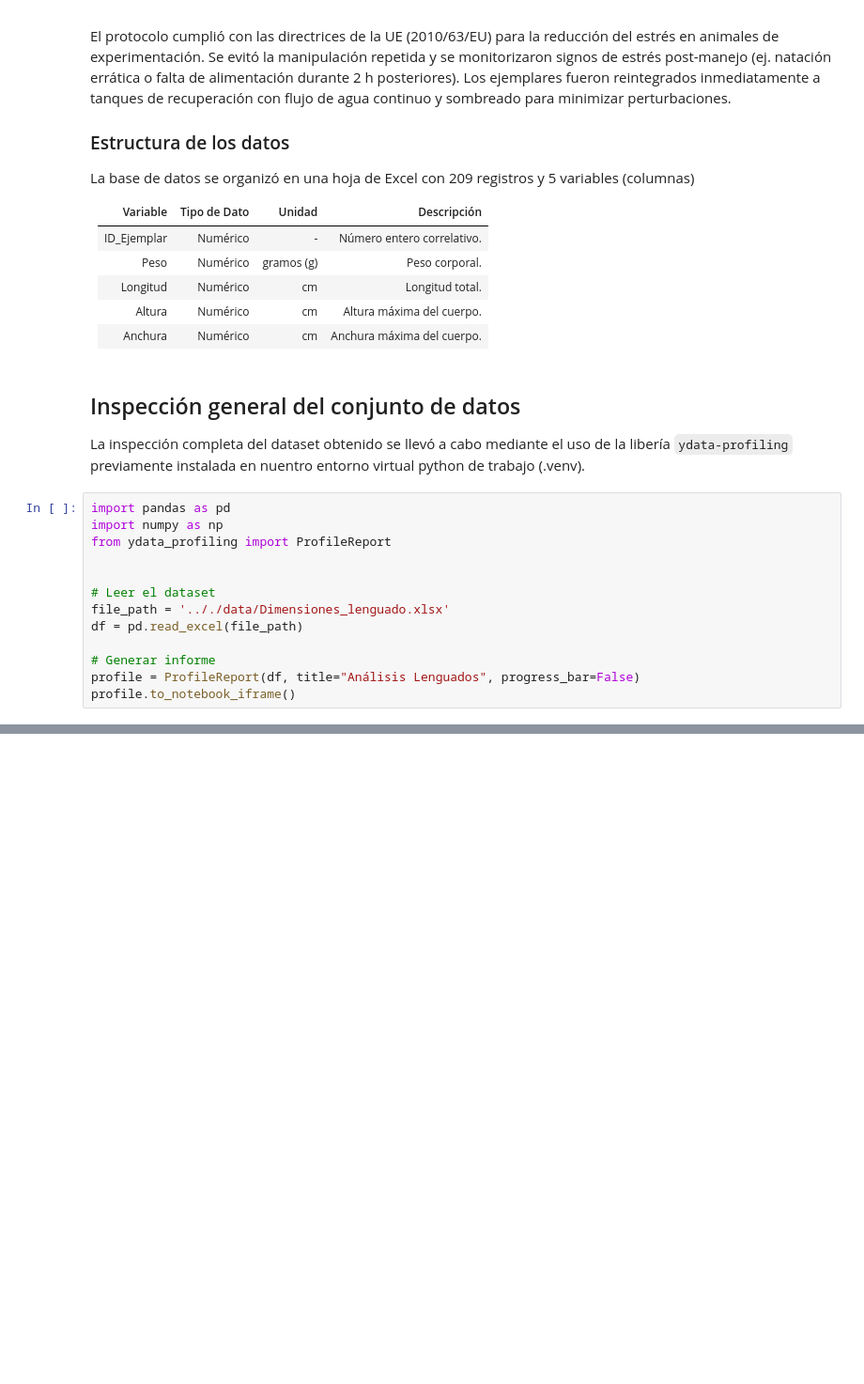
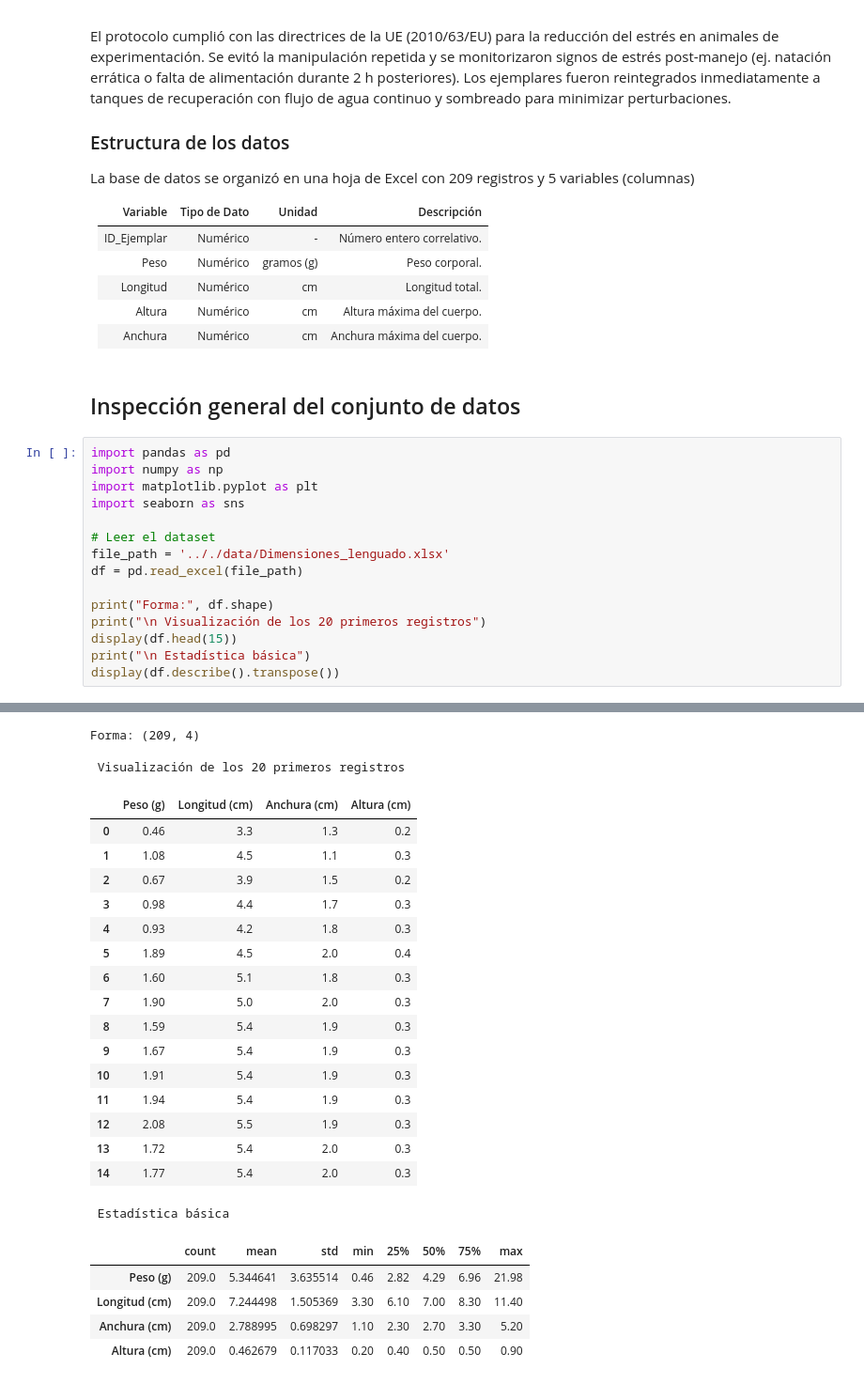
Before and after one commit to jalosu/FLATCLASS, a Jupyter notebook: content/02/Dataset.ipynb, the cells around one changed output, grey strips where cells are left out. Shown: that part at 94% size. Saved outputs shown, nothing was run; the diff lists cells and outputs as text; blank space fills up the shorter version.

```diff
--- a/content/02/Dataset.ipynb
+++ b/content/02/Dataset.ipynb
@@ -54,19 +54,19 @@ La base de datos se organizó en una hoja de Excel con 209 registros y 5 variabl
 | Anchura     | Numérico    | cm          | Anchura máxima del cuerpo. |
 # %% [markdown]
 ## Inspección general del conjunto de datos
-
-La inspección completa del dataset obtenido se llevó a cabo mediante el uso de la libería `ydata-profiling` previamente instalada en nuentro entorno virtual python de trabajo (.venv).
 # %%
 import pandas as pd
 import numpy as np
-from ydata_profiling import ProfileReport
-
+import matplotlib.pyplot as plt
+import seaborn as sns
 
 # Leer el dataset
 file_path = '.././data/Dimensiones_lenguado.xlsx'
 df = pd.read_excel(file_path)
 
-# Generar informe
-profile = ProfileReport(df, title="Análisis Lenguados", progress_bar=False)
-profile.to_notebook_iframe()
+print("Forma:", df.shape)
+print("\n Visualización de los 20 primeros registros")
+display(df.head(15))
+print("\n Estadística básica")
+display(df.describe().transpose())
 # %% [output]
@@ -73,0 +73,25 @@ profile.to_notebook_iframe()
+Forma: (209, 4)
+
+ Visualización de los 20 primeros registros
+|  | Peso (g) | Longitud (cm) | Anchura (cm) | Altura (cm) |
+| 0 | 0.46 | 3.3 | 1.3 | 0.2 |
+| 1 | 1.08 | 4.5 | 1.1 | 0.3 |
+| 2 | 0.67 | 3.9 | 1.5 | 0.2 |
+| 3 | 0.98 | 4.4 | 1.7 | 0.3 |
+| 4 | 0.93 | 4.2 | 1.8 | 0.3 |
+| 5 | 1.89 | 4.5 | 2.0 | 0.4 |
+| 6 | 1.60 | 5.1 | 1.8 | 0.3 |
+| 7 | 1.90 | 5.0 | 2.0 | 0.3 |
+| 8 | 1.59 | 5.4 | 1.9 | 0.3 |
+| 9 | 1.67 | 5.4 | 1.9 | 0.3 |
+| 10 | 1.91 | 5.4 | 1.9 | 0.3 |
+| 11 | 1.94 | 5.4 | 1.9 | 0.3 |
+| 12 | 2.08 | 5.5 | 1.9 | 0.3 |
+| 13 | 1.72 | 5.4 | 2.0 | 0.3 |
+| 14 | 1.77 | 5.4 | 2.0 | 0.3 |
+ Estadística básica
+|  | count | mean | std | min | 25% | 50% | 75% | max |
+| Peso (g) | 209.0 | 5.344641 | 3.635514 | 0.46 | 2.82 | 4.29 | 6.96 | 21.98 |
+| Longitud (cm) | 209.0 | 7.244498 | 1.505369 | 3.30 | 6.10 | 7.00 | 8.30 | 11.40 |
+| Anchura (cm) | 209.0 | 2.788995 | 0.698297 | 1.10 | 2.30 | 2.70 | 3.30 | 5.20 |
+| Altura (cm) | 209.0 | 0.462679 | 0.117033 | 0.20 | 0.40 | 0.50 | 0.50 | 0.90 |
```
Also changed, not shown: parts of 7 cells of this notebook, 7 other files.
